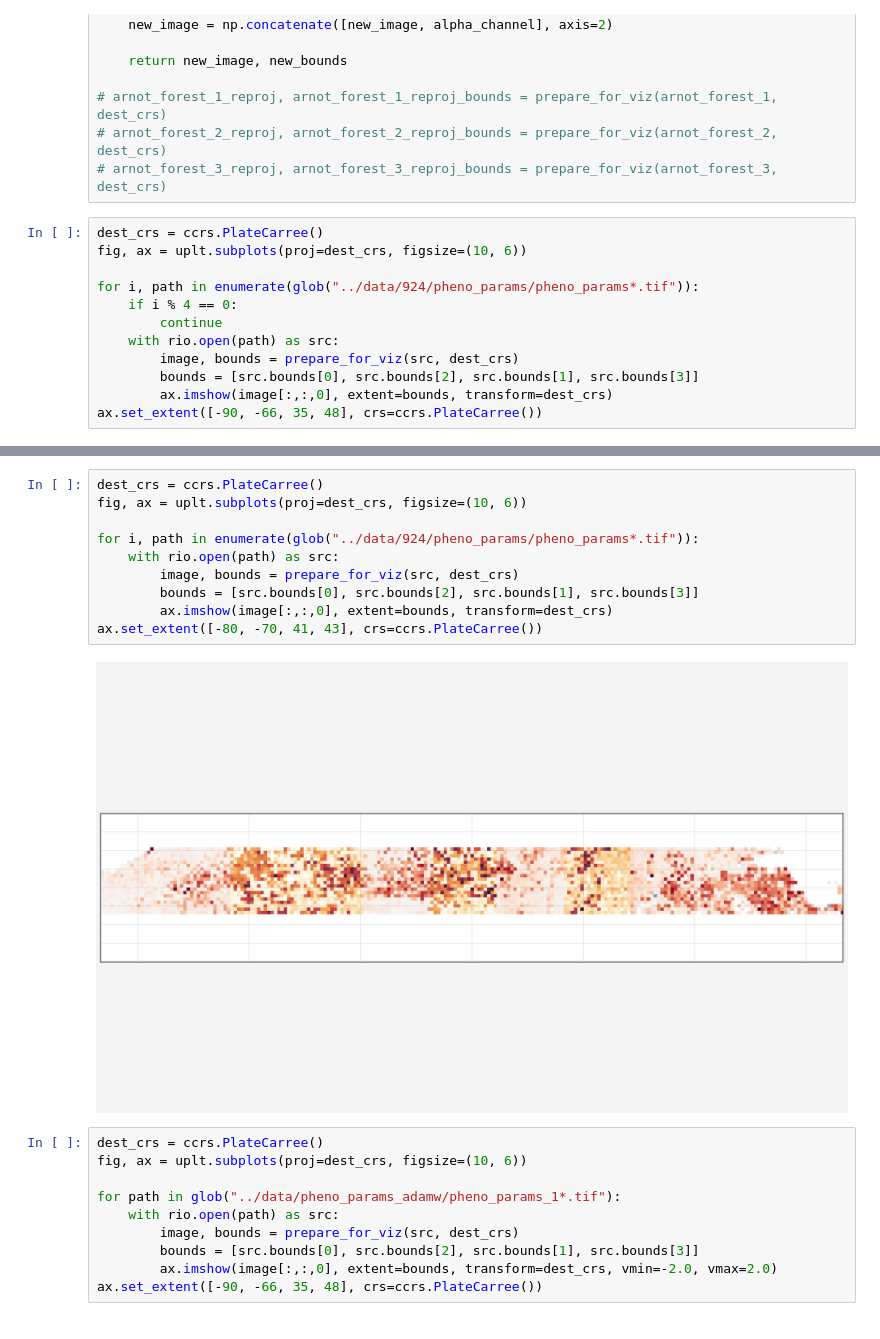
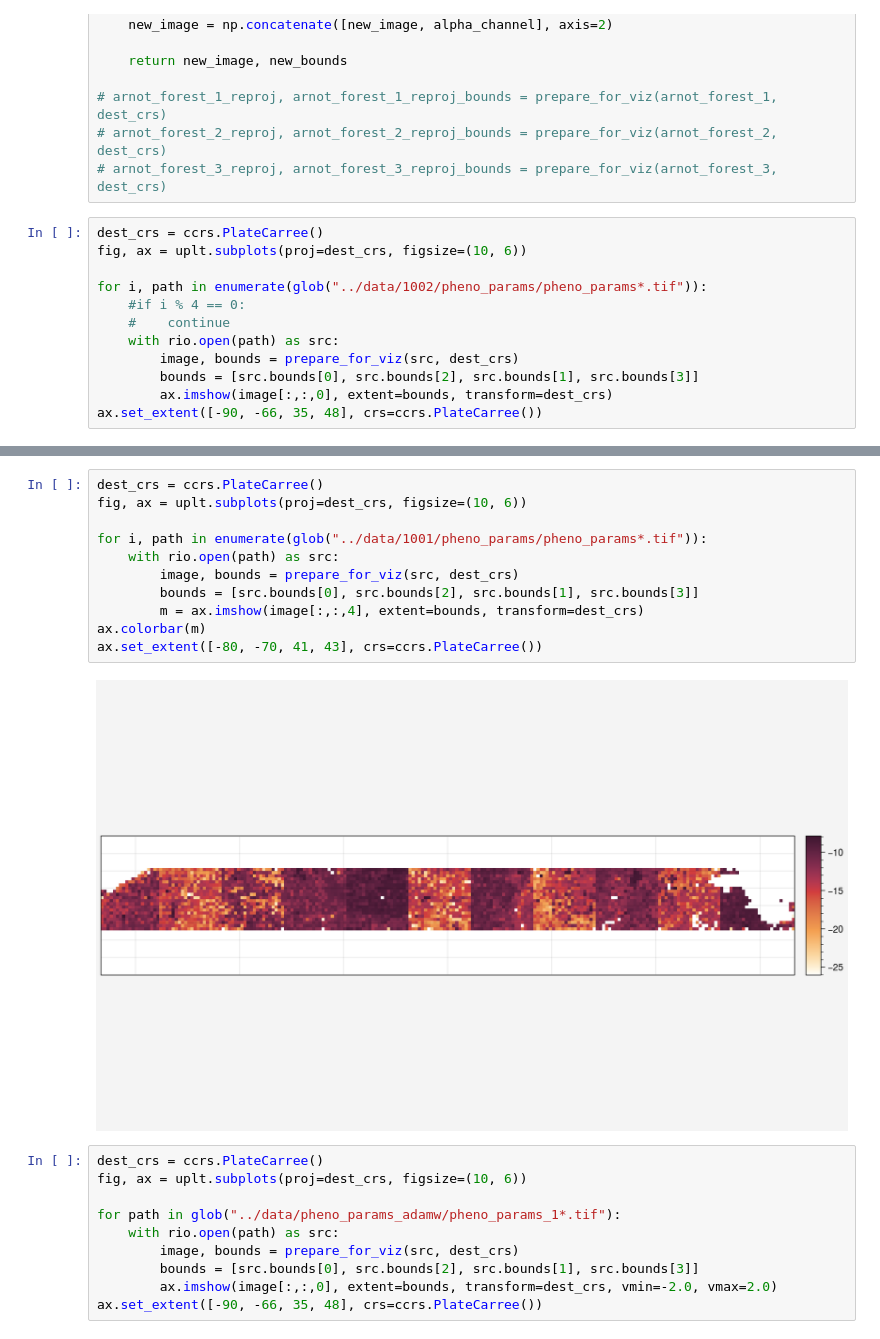
Before and after one commit to camjay99/SpongyMothIPM, a Jupyter notebook: phenology/param_maps.ipynb, the cells around one changed output, grey strips where cells are left out. Cells and saved outputs as stored; diff of their text form.

```diff
--- a/phenology/param_maps.ipynb
+++ b/phenology/param_maps.ipynb
@@ -55,9 +55,9 @@ def prepare_for_viz(raster_file, dest_crs, mask_polygon=None):
 dest_crs = ccrs.PlateCarree()
 fig, ax = uplt.subplots(proj=dest_crs, figsize=(10, 6))
 
-for i, path in enumerate(glob("../data/924/pheno_params/pheno_params*.tif")):
-    if i % 4 == 0:
-        continue
+for i, path in enumerate(glob("../data/1002/pheno_params/pheno_params*.tif")):
+    #if i % 4 == 0:
+    #    continue
     with rio.open(path) as src:
         image, bounds = prepare_for_viz(src, dest_crs)
         bounds = [src.bounds[0], src.bounds[2], src.bounds[1], src.bounds[3]]
@@ -68,15 +68,16 @@ ax.set_extent([-90, -66, 35, 48], crs=ccrs.PlateCarree())
 # %%
 dest_crs = ccrs.PlateCarree()
 fig, ax = uplt.subplots(proj=dest_crs, figsize=(10, 6))
 
-for i, path in enumerate(glob("../data/924/pheno_params/pheno_params*.tif")):
+for i, path in enumerate(glob("../data/1001/pheno_params/pheno_params*.tif")):
     with rio.open(path) as src:
         image, bounds = prepare_for_viz(src, dest_crs)
         bounds = [src.bounds[0], src.bounds[2], src.bounds[1], src.bounds[3]]
-        ax.imshow(image[:,:,0], extent=bounds, transform=dest_crs)
+        m = ax.imshow(image[:,:,4], extent=bounds, transform=dest_crs)
+ax.colorbar(m)
 ax.set_extent([-80, -70, 41, 43], crs=ccrs.PlateCarree())
 # %% [output]
-[figure, old version]
+[figure, new version]
 # %%
 dest_crs = ccrs.PlateCarree()
 fig, ax = uplt.subplots(proj=dest_crs, figsize=(10, 6))
```
Also changed, not shown: parts of 1 cell of this notebook, 3 other files.
